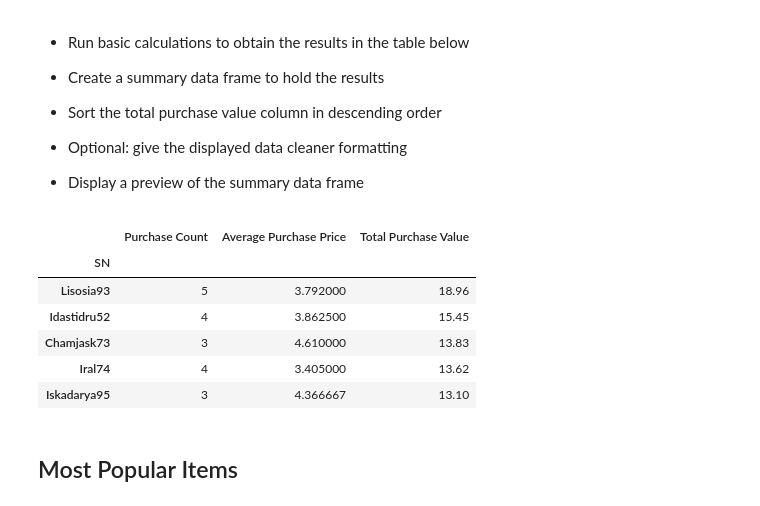
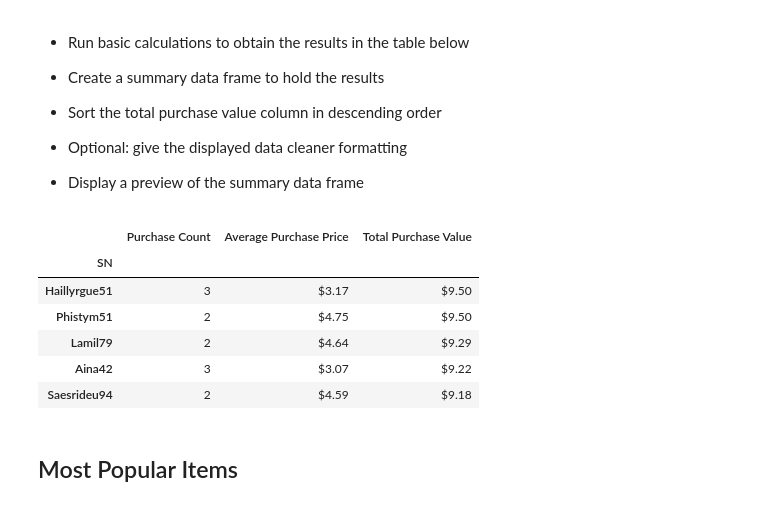
Before and after one commit to fcastrow/Homework_Week4_Pandas, a Jupyter notebook: HeroesOfPymoli_FFC.ipynb, the cells around one changed output. Cells and saved outputs as stored; diff of their text form; code cells hidden in the pictures.

```diff
--- a/HeroesOfPymoli_FFC.ipynb
+++ b/HeroesOfPymoli_FFC.ipynb
@@ -373,24 +380,24 @@ df_pa
 # %%
 purchase_data.set_index("SN")
 grouped_ts_df = purchase_data.groupby(['SN'])
 
 df_ts = grouped_ts_df["SN"].count()
 df_ts2 = grouped_ts_df["Price"].sum()
 df_ts3 = df_ts2/df_ts
 
-frame = { 'Purchase Count': df_ts, 'Average Purchase Price' : df_ts3, 'Total Purchase Value': df_ts2 }
+frame = { 'Purchase Count': df_ts, 'Average Purchase Price' : df_ts3.astype(float).map("${:,.2f}".format), 'Total Purchase Value': df_ts2.astype(float).map("${:,.2f}".format) }
 
 result = pd.DataFrame(frame)
 result = result.sort_values("Total Purchase Value",ascending=False)
 result.head()
 # %% [output]
 |  | Purchase Count | Average Purchase Price | Total Purchase Value |
 | SN |  |  |  |
-| Lisosia93 | 5 | 3.792000 | 18.96 |
-| Idastidru52 | 4 | 3.862500 | 15.45 |
-| Chamjask73 | 3 | 4.610000 | 13.83 |
-| Iral74 | 4 | 3.405000 | 13.62 |
-| Iskadarya95 | 3 | 4.366667 | 13.10 |
+| Haillyrgue51 | 3 | $3.17 | $9.50 |
+| Phistym51 | 2 | $4.75 | $9.50 |
+| Lamil79 | 2 | $4.64 | $9.29 |
+| Aina42 | 3 | $3.07 | $9.22 |
+| Saesrideu94 | 2 | $4.59 | $9.18 |
 # %% [markdown]
 ## Most Popular Items
 # %% [markdown]
```
Also changed, not shown: parts of 9 cells of this notebook, 1 other file.
